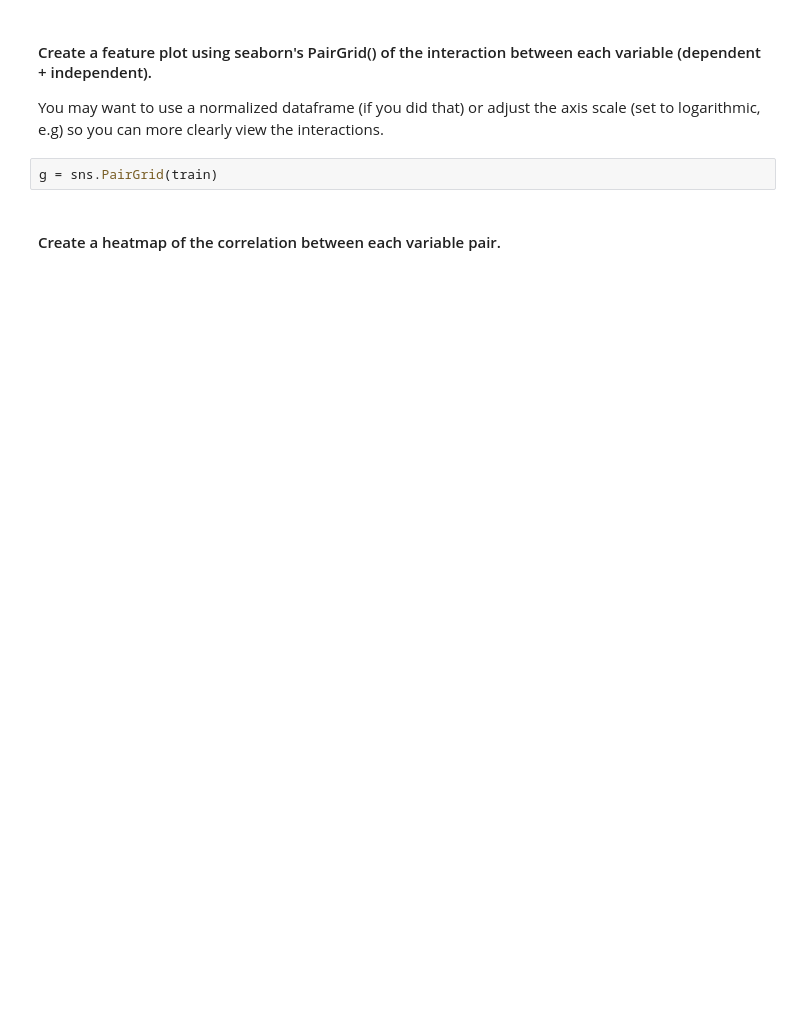
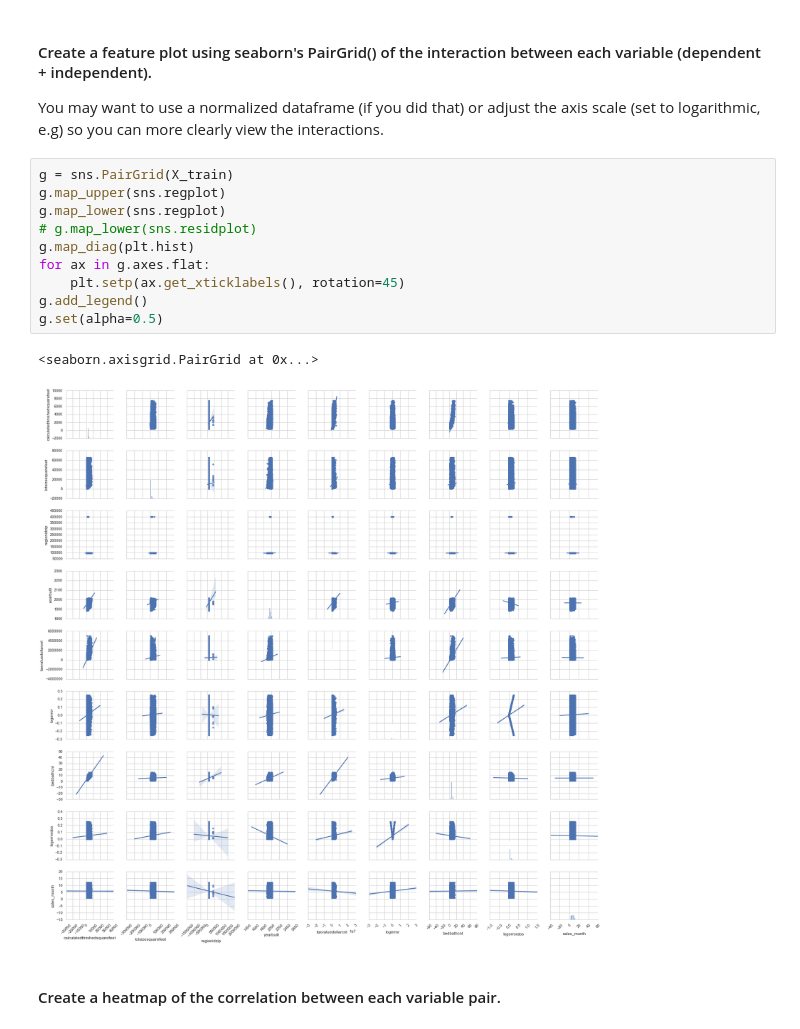
Before and after one commit to GaryGonzenbach/codeup-ds-projects, a Jupyter notebook: Regression_Project_GaryGonzenbach.ipynb, the cells around one changed output. Cells and saved outputs as stored; diff of their text form; blank space fills up the shorter version.

```diff
--- a/Regression_Project_GaryGonzenbach.ipynb
+++ b/Regression_Project_GaryGonzenbach.ipynb
@@ -414,7 +344,18 @@ df.info()
 #### Create a feature plot using seaborn's PairGrid() of the interaction between each variable (dependent + independent).
 
 You may want to use a normalized dataframe (if you did that) or adjust the axis scale (set to logarithmic, e.g) so you can more clearly view the interactions.
-# %%
-g = sns.PairGrid(train)
+# %%
+g = sns.PairGrid(X_train)
+g.map_upper(sns.regplot)
+g.map_lower(sns.regplot)
+# g.map_lower(sns.residplot)
+g.map_diag(plt.hist)
+for ax in g.axes.flat:
+    plt.setp(ax.get_xticklabels(), rotation=45)
+g.add_legend()
+g.set(alpha=0.5)
+# %% [output]
+<seaborn.axisgrid.PairGrid at 0x...>
+[figure, added]
 # %% [markdown]
 #### Create a heatmap of the correlation between each variable pair.
```
Also changed, not shown: parts of 12 cells of this notebook.
